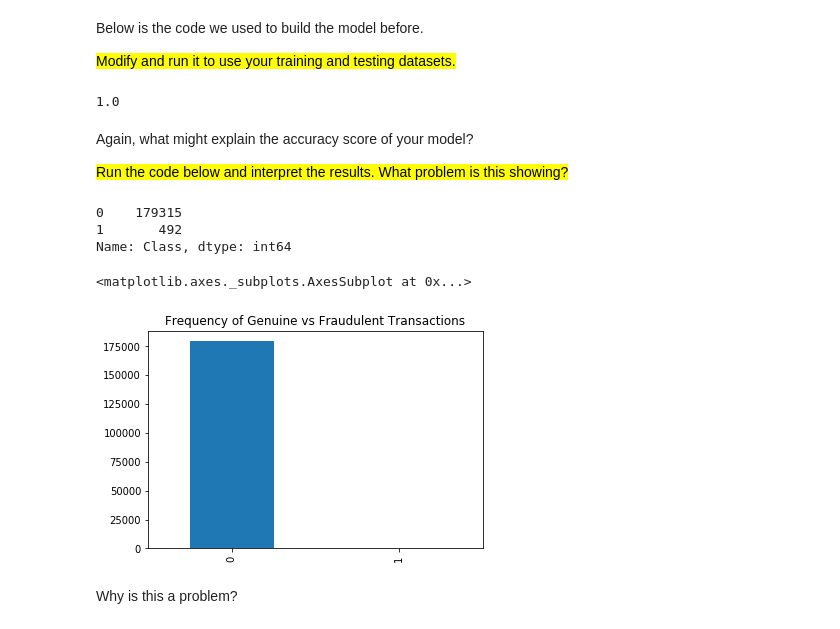
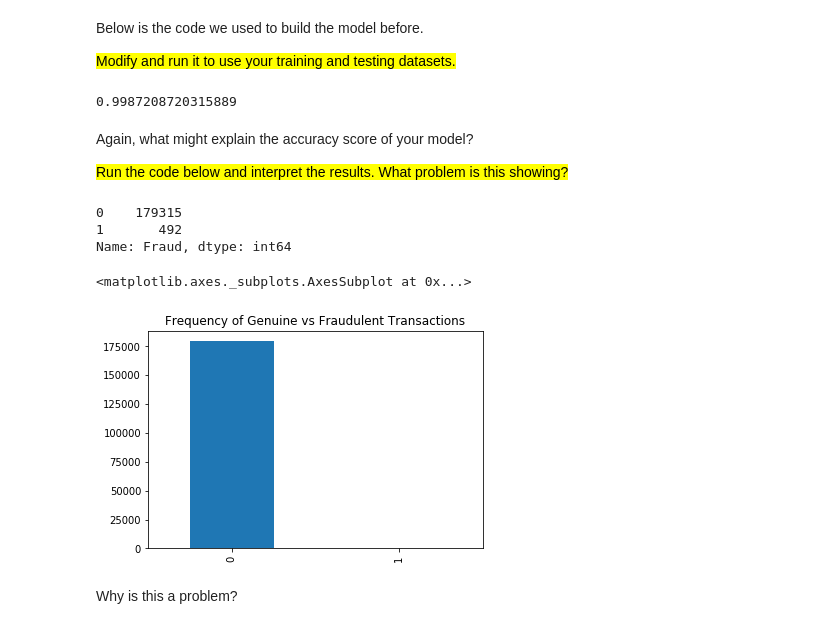
Before and after one commit to DecodedCo/diad2-notebooks, a Jupyter notebook: helpers/transaction_data_example.ipynb, the cells around one changed output. Cells and saved outputs as stored; diff of their text form; code cells hidden in the pictures.

```diff
--- a/helpers/transaction_data_example.ipynb
+++ b/helpers/transaction_data_example.ipynb
@@ -24,7 +24,7 @@ With a bit of googling it looks like the easiest way out there is to use a libra
 # %%
 import pandas as pd
 
-data = pd.read_csv("data/creditcard_data.csv", index_col=0)
+data = pd.read_csv("../data/creditcard_data.csv")
 # %% [markdown]
 You have now stored the data inside a variable called <em>data</em>, but we can't see it! Searching online, we can find simple PANDAS code to help us.
 
@@ -119,27 +119,27 @@ Below is the code we used to build the model before.
 <mark>Modify and run it to use your training and testing datasets.</mark>
 # %%
 model = tree.DecisionTreeClassifier()
-model = model.fit(X, y)
-model.score(X, y)
+model = model.fit(X_train, y_train)
+model.score(X_test, y_test)
 # %% [output]
-1.0
+0.9987208720315889
 # %% [markdown]
 Again, what might explain the accuracy score of your model?
 
 <mark>Run the code below and interpret the results. What problem is this showing?</mark>
 # %%
-counts = pd.value_counts(data["Class"])
+counts = pd.value_counts(data['Fraud'])
 
 %matplotlib inline
 print(counts)
 counts.plot(kind="bar",
            title="Frequency of Genuine vs Fraudulent Transactions")
 # %% [output]
 0    179315
 1       492
-Name: Class, dtype: int64
+Name: Fraud, dtype: int64
 <matplotlib.axes._subplots.AxesSubplot at 0x...>
-[figure, old version]
+[figure, new version]
 # %% [markdown]
 Why is this a problem?
 # %% [markdown]
```
Also changed, not shown: parts of 9 cells of this notebook, 1 other file.
